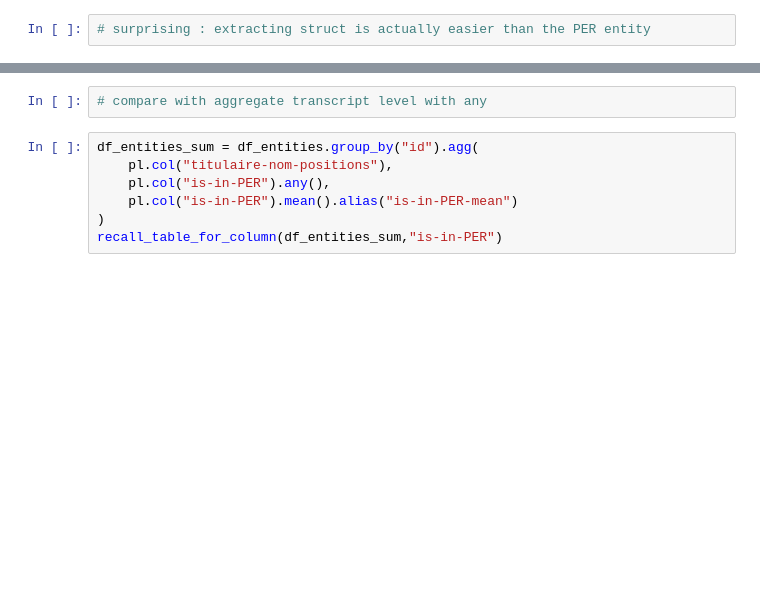
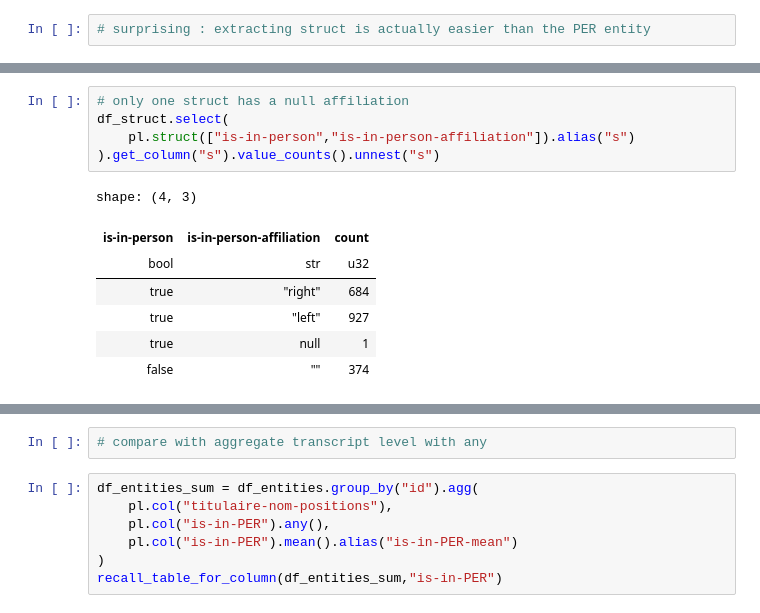
Before and after one commit to slithiaote/2026_NLP_project, a Jupyter notebook: Analysis.ipynb, the cells around one changed output, grey strips where cells are left out. Saved outputs shown, nothing was run; the diff lists cells and outputs as text; blank space fills up the shorter version.

```diff
--- a/Analysis.ipynb
+++ b/Analysis.ipynb
@@ -534,0 +694,13 @@ print(classification_report(y,pred)) # very good classification too !
+# %%
+# only one struct has a null affiliation
+df_struct.select(
+    pl.struct(["is-in-person","is-in-person-affiliation"]).alias("s")
+).get_column("s").value_counts().unnest("s")
+# %% [output]
+shape: (4, 3)
+| is-in-person | is-in-person-affiliation | count |
+| bool | str | u32 |
+| true | "right" | 684 |
+| true | "left" | 927 |
+| true | null | 1 |
+| false | "" | 374 |
```
Also changed, not shown: parts of 42 cells of this notebook, 2 other files.
